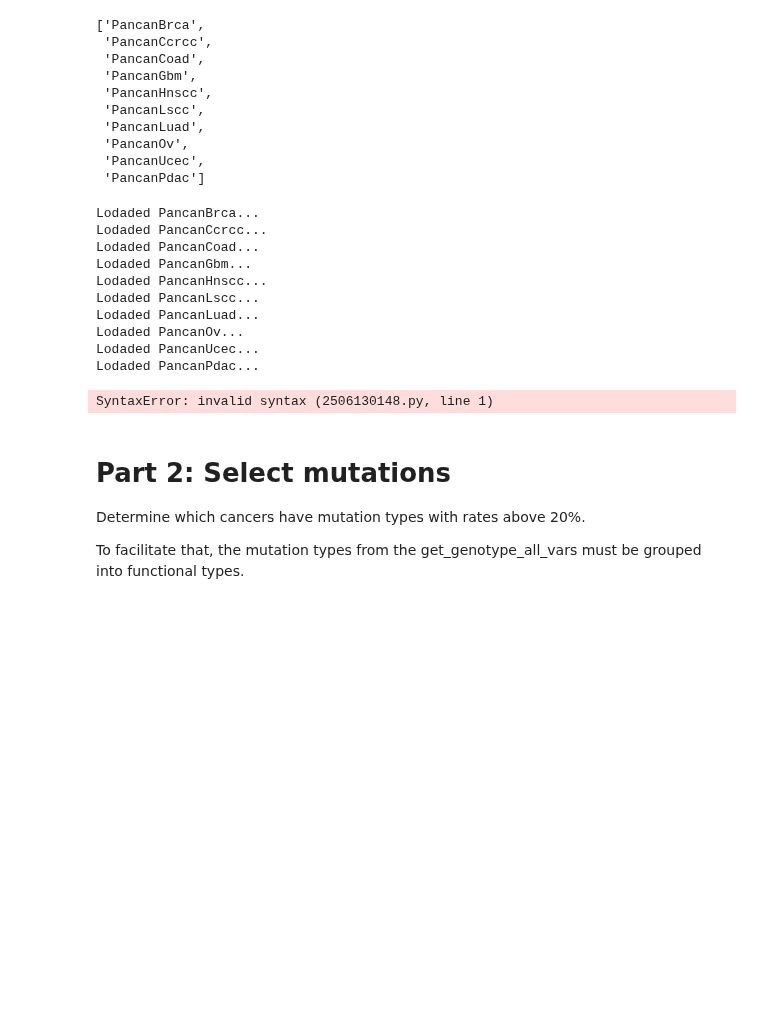
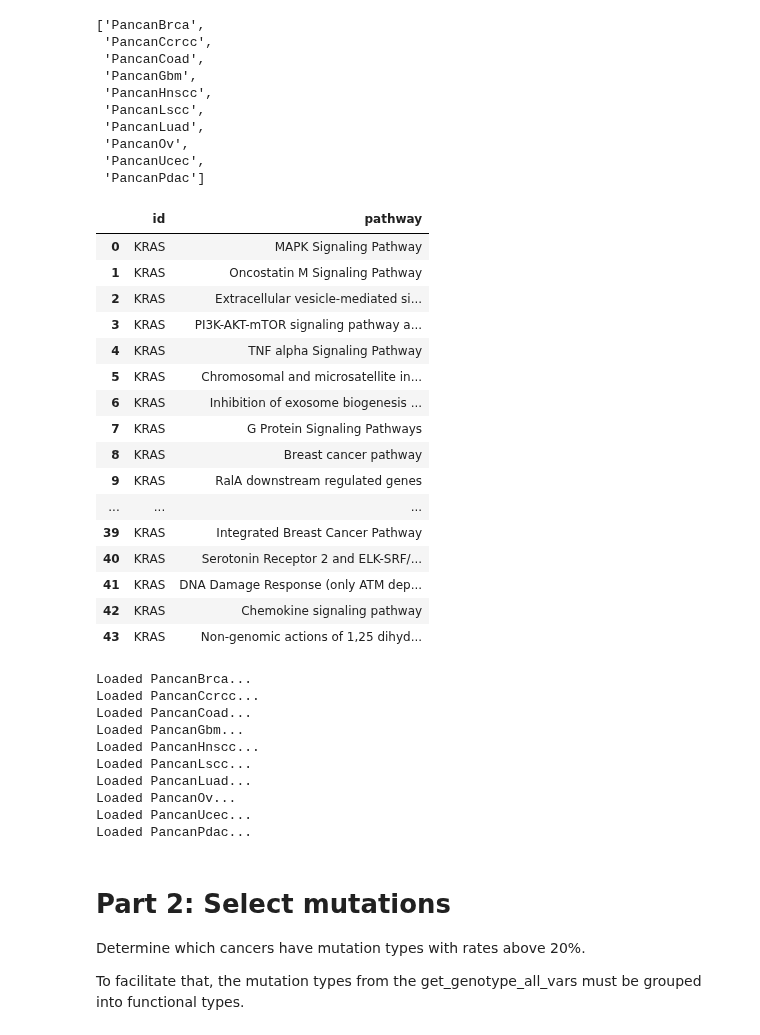
Before and after one commit to PayneLab/WhenMutationsDontMatter, a Jupyter notebook: Pancan/KRAS/full_analysis.ipynb, the cells around one changed output. Drawn from its saved outputs; the diff is of its cells as text; code cells hidden in the pictures; blank space fills up the shorter version.

```diff
--- a/Pancan/KRAS/full_analysis.ipynb
+++ b/Pancan/KRAS/full_analysis.ipynb
@@ -40,3 +42,25 @@ dataset_names
  'PancanPdac']
 # %%
 target_gene = "KRAS"
+# %%
+# List of pathways to select for the trans analysis
+paths = ut.get_pathways_with_proteins(proteins = target_gene, database = 'wikipathways')
+paths
+# %% [output]
+|  | id | pathway |
+| 0 | KRAS | MAPK Signaling Pathway |
+| 1 | KRAS | Oncostatin M Signaling Pathway |
+| 2 | KRAS | Extracellular vesicle-mediated si... |
+| 3 | KRAS | PI3K-AKT-mTOR signaling pathway a... |
+| 4 | KRAS | TNF alpha Signaling Pathway |
+| 5 | KRAS | Chromosomal and microsatellite in... |
+| 6 | KRAS | Inhibition of exosome biogenesis ... |
+| 7 | KRAS | G Protein Signaling Pathways |
+| 8 | KRAS | Breast cancer pathway |
+| 9 | KRAS | RalA downstream regulated genes |
+| ... | ... | ... |
+| 39 | KRAS | Integrated Breast Cancer Pathway |
+| 40 | KRAS | Serotonin Receptor 2 and ELK-SRF/... |
+| 41 | KRAS | DNA Damage Response (only ATM dep... |
+| 42 | KRAS | Chemokine signaling pathway |
+| 43 | KRAS | Non-genomic actions of 1,25 dihyd... |
@@ -44,7 +71,7 @@ target_gene = "KRAS"
 datasets = {}
 for name in dataset_names:
     exec(f"cancer = pc.{name}(no_internet = True)")
-    genotype_data = cancer.get_genotype_all_vars(mutations_gene = target_gene, omics_source = "washu")
+    genotype_data = cancer.get_genotype_all_vars(target_gene, omics_source = "washu")
 
     proteomic_data = cancer.get_proteomics(source = 'umich')
     proteomic_data = proteomic_data.droplevel("Database_ID", axis = 1)
@@ -61,25 +88,18 @@ for name in dataset_names:
                         "trans": transcript_data,
                         "phos" : phospho_data
                          }
-    print(f"Lodaded {name}...")
+    print(f"Loaded {name}...")
 # %% [output]
-Lodaded PancanBrca...
-Lodaded PancanCcrcc...
-Lodaded PancanCoad...
-Lodaded PancanGbm...
-Lodaded PancanHnscc...
-Lodaded PancanLscc...
-Lodaded PancanLuad...
-Lodaded PancanOv...
-Lodaded PancanUcec...
-Lodaded PancanPdac...
+Loaded PancanBrca...
+Loaded PancanCcrcc...
+Loaded PancanCoad...
+Loaded PancanGbm...
+Loaded PancanHnscc...
+Loaded PancanLscc...
+Loaded PancanLuad...
+Loaded PancanOv...
+Loaded PancanUcec...
+Loaded PancanPdac...
-# %%
-# DELETE THIS CELL
-# I use this to let me know when the data has finished loading haha
-import webbrowser
-webbrowser.open("https://www.youtube.com/watch?v=dQw4w9WgXcQ")
-# %% [output]
-SyntaxError: invalid syntax (2506130148.py, line 1)
 # %% [markdown]
 # Part 2: Select mutations
 Determine which cancers have mutation types with rates above 20%.
```
Also changed, not shown: parts of 45 cells of this notebook, 37 other files.
